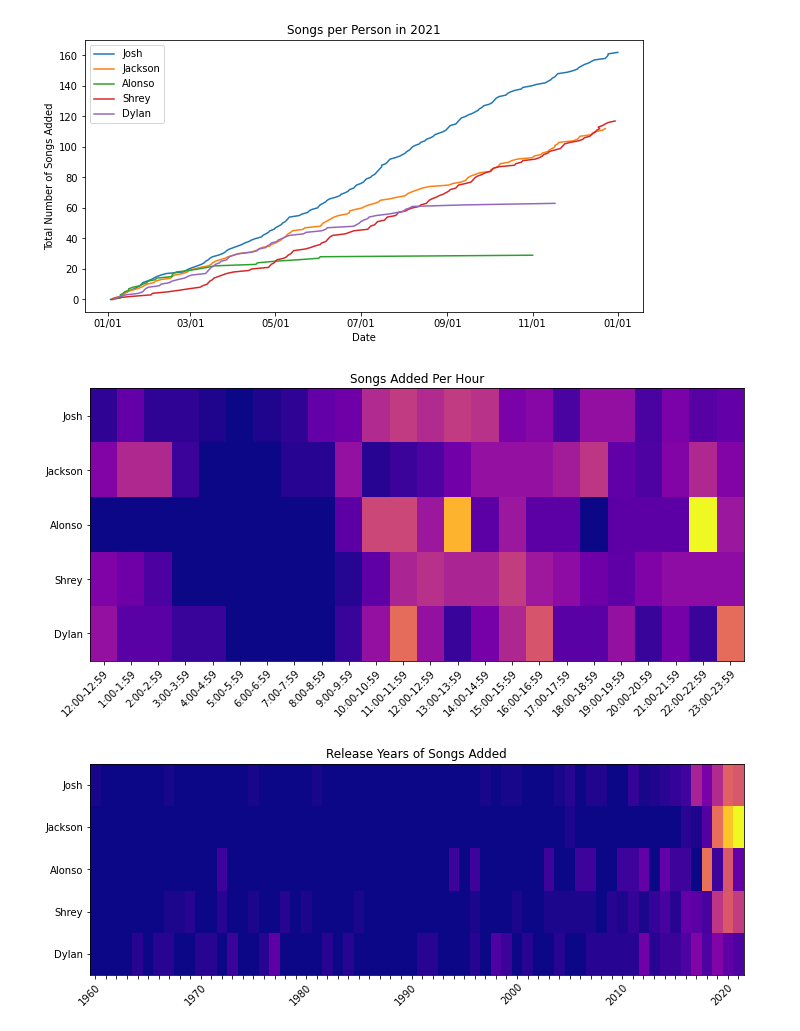
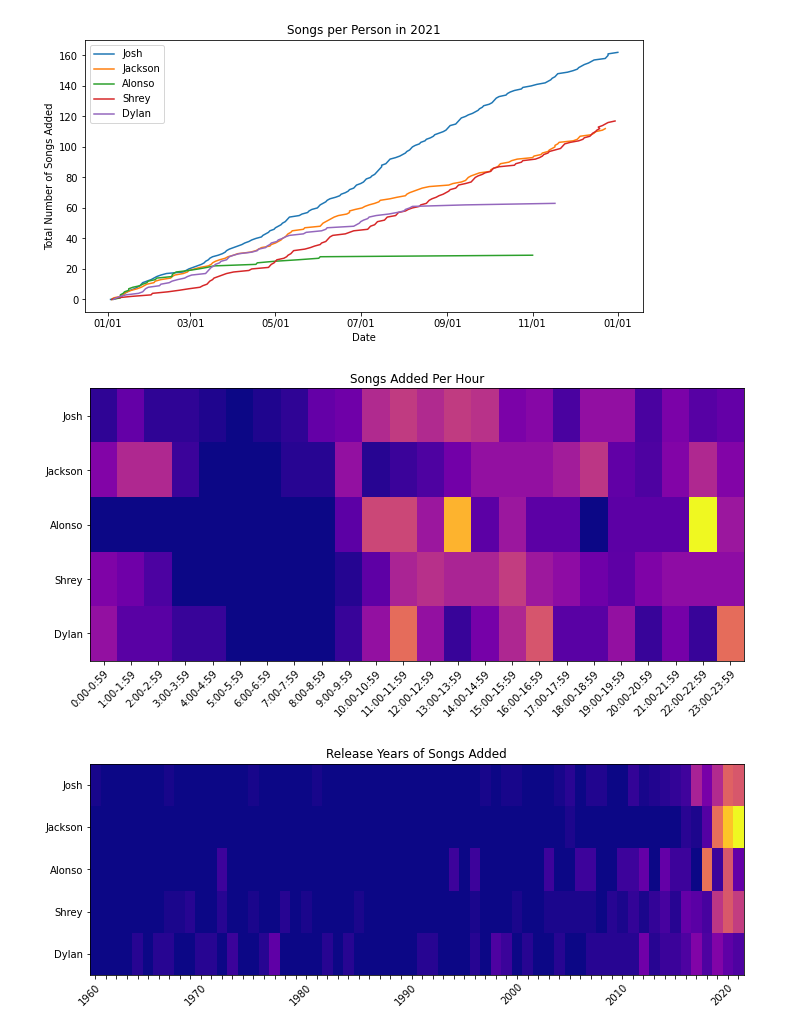
Before and after one commit to jdeitelzweig/spotify_playlist_stats, a Jupyter notebook: visuals.ipynb, the cells around one changed output. Cells and saved outputs as stored; diff of their text form; code cells hidden in the pictures.

Commit message:
Fix axes for time heatmap

```diff
--- a/visuals.ipynb
+++ b/visuals.ipynb
@@ -64,24 +65,24 @@ plt.show()
 # %%
 config = load_config("config.json")
 data = read_data(f"data/{collab}.csv", config)
 add_times = get_time_added_hist(data)
-hours = [f"{12 if i == 0 else i}:00-{12 if i == 0 else i}:59" for i in range(24)]
+hours = [f"{i}:00-{i}:59" for i in range(24)]
 people = list(per_person)
 
 fig, ax = plt.subplots(figsize=(10,5))
 im = ax.imshow(add_times, cmap="plasma", aspect=2)
 
 ax.set_xticks(np.arange(len(hours)), labels=hours)
 ax.set_yticks(np.arange(len(people)), labels=people)
 plt.setp(ax.get_xticklabels(), rotation=45, ha="right",
          rotation_mode="anchor")
 
 ax.set_title("Songs Added Per Hour")
 fig.tight_layout()
 fig.patch.set_facecolor('white')
 plt.show()
 # %% [output]
-[figure, old version]
+[figure, new version]
 # %%
 config = load_config("config.json")
 data = read_data(f"data/{collab}.csv", config)
```
Also changed, not shown: parts of 1 cell of this notebook.
